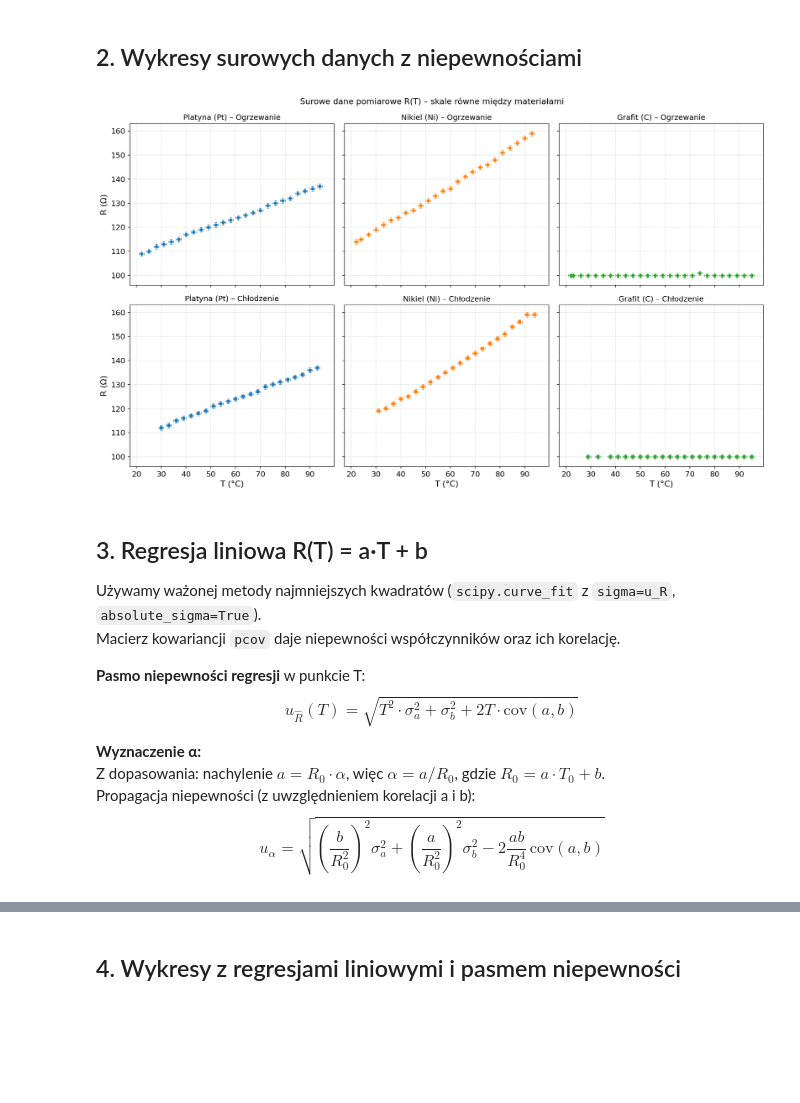
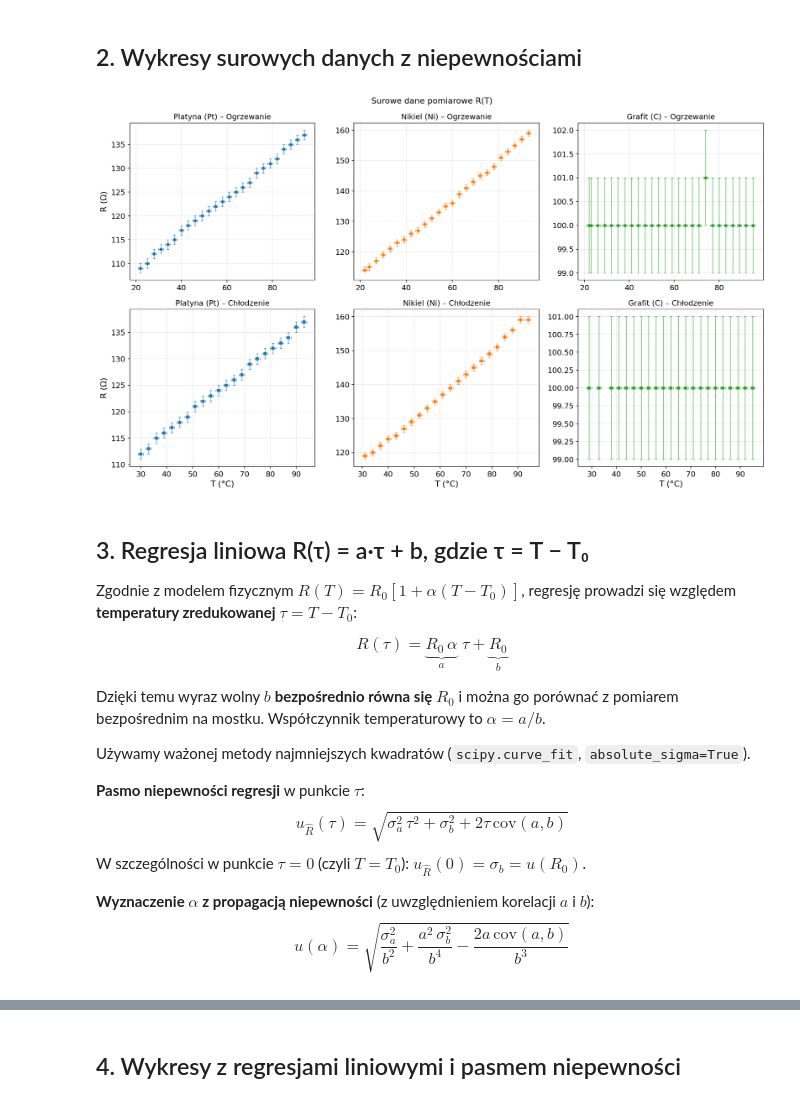
Before and after one commit to karolpeszek/mdr, a Jupyter notebook: Bellingham/bellingham.ipynb, the cells around one changed output, grey strips where cells are left out. Drawn from its saved outputs; the diff is of its cells as text; code cells hidden in the pictures; blank space fills up the shorter version.

```diff
--- a/Bellingham/bellingham.ipynb
+++ b/Bellingham/bellingham.ipynb
@@ -71,48 +71,52 @@ Grafit (C): ogrzewanie 26 pkt, chłodzenie 22 pkt
 # %% [markdown]
 ## 2. Wykresy surowych danych z niepewnościami
 # %%
-fig, axes = plt.subplots(2, 3, figsize=(15, 9), sharex=True, sharey=True)
+fig, axes = plt.subplots(2, 3, figsize=(15, 9))
 
 for col, mat in enumerate(mat_list):
     dh = data[mat]['heating']
     dc = data[mat]['cooling']
     c  = MAT_COLOR[mat]
 
     for row, (df, phase_label, marker) in enumerate([
         (dh, 'Ogrzewanie', 'o'),
         (dc, 'Chłodzenie', 's'),
     ]):
         ax = axes[row, col]
         ax.errorbar(
             df['T'], df['R'], xerr=df['u_T'], yerr=df['u_R'],
             fmt=marker, color=c, markersize=4, capsize=2,
             elinewidth=0.7, capthick=0.7,
         )
         ax.set_title(f"{materials[mat]['label']} – {phase_label}", fontsize=12)
         ax.grid(True, linestyle='--', alpha=0.4)
         if row == 1:
             ax.set_xlabel('T (°C)')
         if col == 0:
             ax.set_ylabel('R (Ω)')
 
-fig.suptitle("Surowe dane pomiarowe R(T) – skale równe między materiałami", fontsize=13)
+fig.suptitle("Surowe dane pomiarowe R(T)", fontsize=13)
 plt.tight_layout()
 plt.show()
 fig.savefig('wykres1_surowe_dane.pdf', format='pdf', bbox_inches='tight')
 plt.close(fig)
 # %% [output]
-[figure, old version]
+[figure, new version]
 # %% [markdown]
-## 3. Regresja liniowa R(T) = a·T + b
+## 3. Regresja liniowa R(τ) = a·τ + b, gdzie τ = T − T₀
 
-Używamy ważonej metody najmniejszych kwadratów (`scipy.curve_fit` z `sigma=u_R`, `absolute_sigma=True`).
-Macierz kowariancji `pcov` daje niepewności współczynników oraz ich korelację.
+Zgodnie z modelem fizycznym $R(T) = R_0[1 + \alpha(T-T_0)]$, regresję prowadzi się względem **temperatury zredukowanej** $\tau = T - T_0$:
 
-**Pasmo niepewności regresji** w punkcie T:
-$$u_{\hat{R}}(T) = \sqrt{T^2 \cdot \sigma_a^2 + \sigma_b^2 + 2T \cdot \mathrm{cov}(a,b)}$$
+$$R(\tau) = \underbrace{R_0\,\alpha}_{a}\;\tau + \underbrace{R_0}_{b}$$
 
-**Wyznaczenie α:**
-Z dopasowania: nachylenie $a = R_0 \cdot \alpha$, więc $\alpha = a / R_0$, gdzie $R_0 = a \cdot T_0 + b$.
-Propagacja niepewności (z uwzględnieniem korelacji a i b):
-$$u_\alpha = \sqrt{\left(\frac{b}{R_0^2}\right)^2 \sigma_a^2 + \left(\frac{a}{R_0^2}\right)^2 \sigma_b^2 - 2\frac{ab}{R_0^4}\,\mathrm{cov}(a,b)}$$
+Dzięki temu wyraz wolny $b$ **bezpośrednio równa się $R_0$** i można go porównać z pomiarem bezpośrednim na mostku. Współczynnik temperaturowy to $\alpha = a/b$.
+
+Używamy ważonej metody najmniejszych kwadratów (`scipy.curve_fit`, `absolute_sigma=True`).
+
+**Pasmo niepewności regresji** w punkcie $\tau$:
+$$u_{\hat{R}}(\tau) = \sqrt{\sigma_a^2\,\tau^2 + \sigma_b^2 + 2\tau\,\mathrm{cov}(a,b)}$$
+W szczególności w punkcie $\tau=0$ (czyli $T=T_0$): $u_{\hat{R}}(0) = \sigma_b = u(R_0)$.
+
+**Wyznaczenie $\alpha$ z propagacją niepewności** (z uwzględnieniem korelacji $a$ i $b$):
+$$u(\alpha) = \sqrt{\frac{\sigma_a^2}{b^2} + \frac{a^2\,\sigma_b^2}{b^4} - \frac{2a\,\mathrm{cov}(a,b)}{b^3}}$$
 # %%
```
Also changed, not shown: parts of 3 cells of this notebook, 5 other files.
